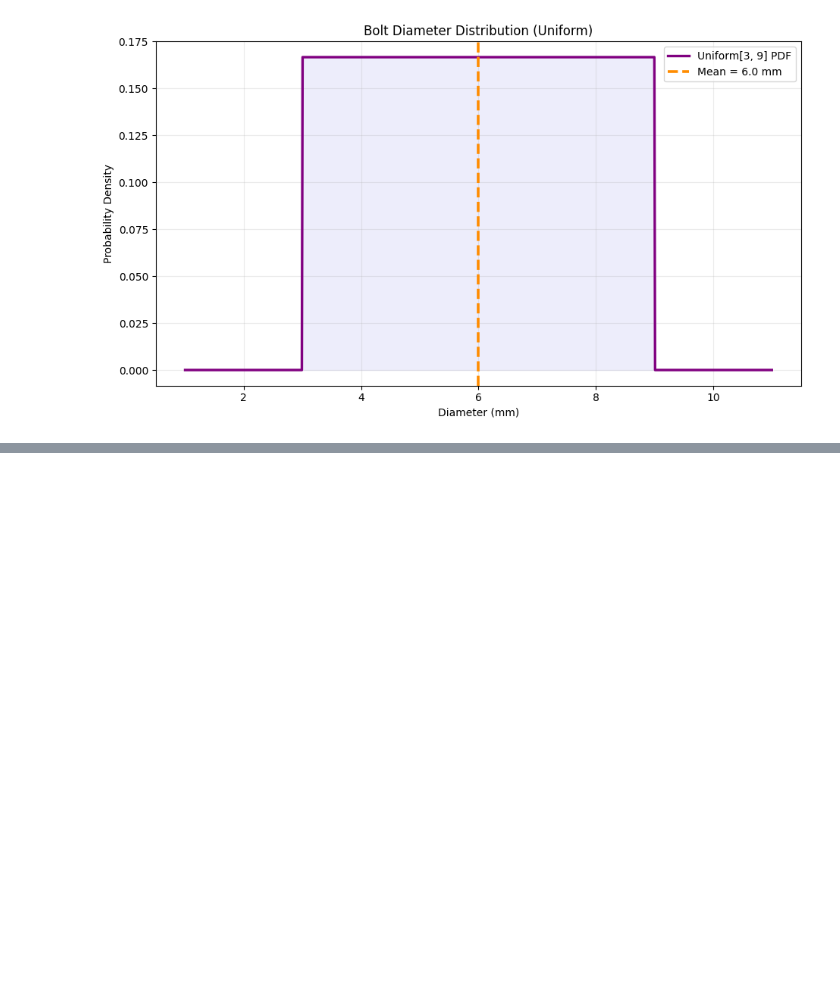
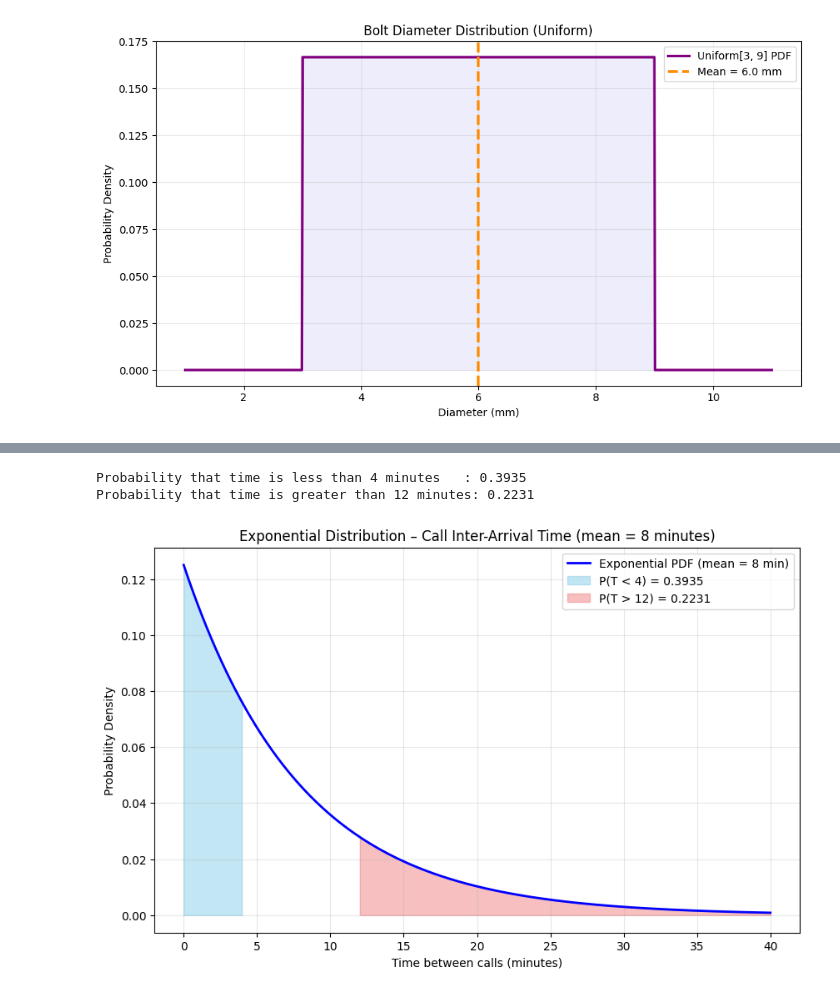
Before and after one commit to princz003/S4lab_data, a Jupyter notebook: Probability&Random_process_for_eng_maths.ipynb, the cells around one changed output, grey strips where cells are left out. Saved outputs shown, nothing was run; the diff lists cells and outputs as text; code cells hidden in the pictures; blank space fills up the shorter version.

```diff
--- a/Probability&Random_process_for_eng_maths.ipynb
+++ b/Probability&Random_process_for_eng_maths.ipynb
@@ -2701,0 +2799,46 @@ Standard deviation     : 1.73 mm
+# %%
+import numpy as np
+import matplotlib.pyplot as plt
+from scipy.stats import expon
+
+# Parameters
+mean_time = 8           # mean inter-arrival time in minutes
+lambda_rate = 1 / mean_time
+
+# Calculate probabilities
+prob_less_than_4 = expon.cdf(4, scale=mean_time)           # P(T < 4)
+prob_greater_than_12 = 1 - expon.cdf(12, scale=mean_time)  # P(T > 12)
+
+# Display results
+print(f"Probability that time is less than 4 minutes   : {prob_less_than_4:.4f}")
+print(f"Probability that time is greater than 12 minutes: {prob_greater_than_12:.4f}")
+# Generate x values and PDF
+x = np.linspace(0, 40, 1000)
+pdf = expon.pdf(x, scale=mean_time)
+
+# Create figure
+plt.figure(figsize=(10, 6))
+
+# Plot PDF curve
+plt.plot(x, pdf, label='Exponential PDF (mean = 8 min)', color='blue', linewidth=2)
+
+# Shade P(T < 4)
+plt.fill_between(x, pdf, where=(x <= 4), color='skyblue', alpha=0.5,
+                 label=f'P(T < 4) = {prob_less_than_4:.4f}')
+
+# Shade P(T > 12)
+plt.fill_between(x, pdf, where=(x >= 12), color='lightcoral', alpha=0.5,
+                 label=f'P(T > 12) = {prob_greater_than_12:.4f}')
+
+# Labels and title
+plt.title("Exponential Distribution – Call Inter-Arrival Time (mean = 8 minutes)")
+plt.xlabel("Time between calls (minutes)")
+plt.ylabel("Probability Density")
+plt.legend()
+plt.grid(True, alpha=0.3)
+
+plt.show()
+# %% [output]
+Probability that time is less than 4 minutes   : 0.3935
+Probability that time is greater than 12 minutes: 0.2231
+[figure, added]
```
Also changed, not shown: parts of 9 cells of this notebook.
